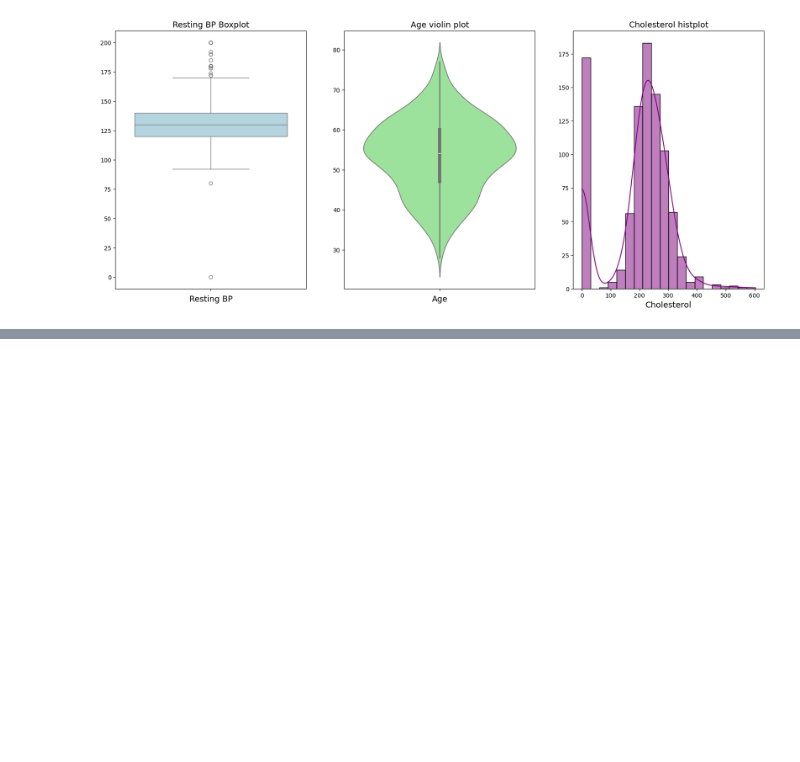
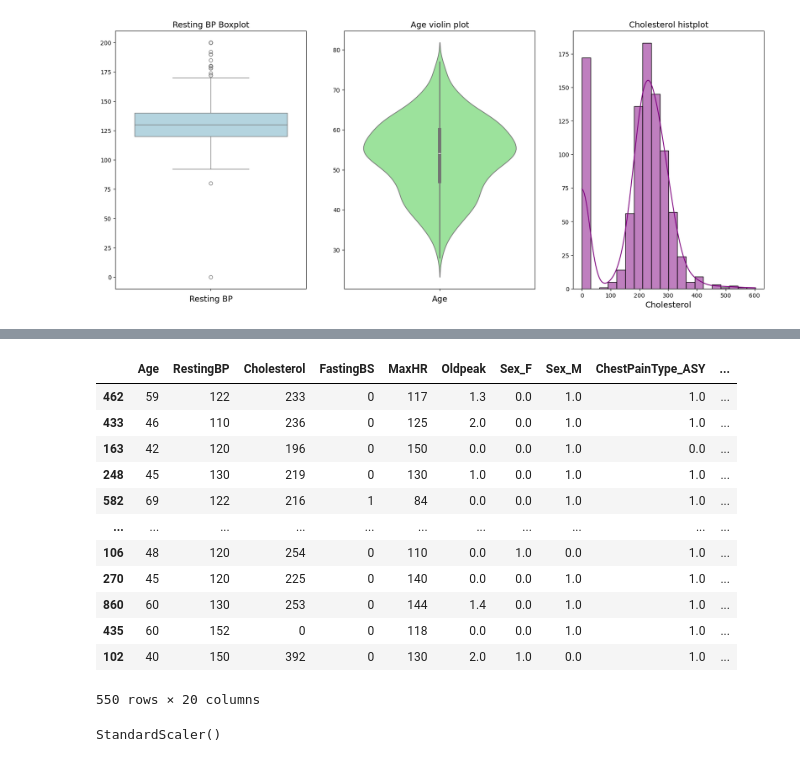
Before and after one commit to HernanRochon664/Proyectos-ML, a Jupyter notebook: HeartDisease-Classification/HeartDiseaseCLF.ipynb, the cells around one changed output, grey strips where cells are left out. Cells and saved outputs as stored; diff of their text form; code cells hidden in the pictures; blank space fills up the shorter version.

```diff
--- a/HeartDisease-Classification/HeartDiseaseCLF.ipynb
+++ b/HeartDisease-Classification/HeartDiseaseCLF.ipynb
@@ -193,0 +209,32 @@ plt.show()
+# %%
+X_train, y_train = remove_labels(train_set, 'HeartDisease')
+X_val, y_val = remove_labels(val_set, 'HeartDisease')
+X_test, y_test = remove_labels(test_set, 'HeartDisease')
+# %%
+from sklearn.base import BaseEstimator, TransformerMixin
+
+class CustomOneHotEncoding(BaseEstimator, TransformerMixin):
+    def __init__(self):
+        self._oh = OneHotEncoder(sparse_output=False, handle_unknown='ignore')
+        self._columns = None
+
+    def fit(self, X, y=None):
+        # Selecting Cat Columns
+        X_cat = X.select_dtypes(include=['object', 'category'])
+        # Adjusting OneHotEncoder & saving codified columns
+        self._oh.fit(X_cat)
+        self._columns = self._oh.get_feature_names_out(X_cat.columns)
+        return self
+
+    def transform(self, X, y=None):
+        # Copying
+        X_copy = X.copy()
+        # Cat & Num Division
+        X_cat = X_copy.select_dtypes(include=['object', 'category'])
+        X_num = X_copy.select_dtypes(exclude=['object', 'category'])
+        # Transforming Categories
+        X_cat_oh = self._oh.transform(X_cat)
+        # Convertir a DataFrame alineado
+        X_cat_oh = pd.DataFrame(X_cat_oh, columns=self._columns, index=X_copy.index)
+        # Combinar numéricas y categóricas codificadas
+        return pd.concat([X_num, X_cat_oh], axis=1)
@@ -193,0 +246,27 @@ plt.show()
+# %%
+X_train_encoded = encoder.transform(X_train)
+X_val_encoded = encoder.transform(X_val)
+X_test_encoded = encoder.transform(X_test)
+# %%
+X_train_encoded
+# %% [output]
+|  | Age | RestingBP | Cholesterol | FastingBS | MaxHR | Oldpeak | Sex_F | Sex_M | ChestPainType_ASY | ... |
+| 462 | 59 | 122 | 233 | 0 | 117 | 1.3 | 0.0 | 1.0 | 1.0 | ... |
+| 433 | 46 | 110 | 236 | 0 | 125 | 2.0 | 0.0 | 1.0 | 1.0 | ... |
+| 163 | 42 | 120 | 196 | 0 | 150 | 0.0 | 0.0 | 1.0 | 0.0 | ... |
+| 248 | 45 | 130 | 219 | 0 | 130 | 1.0 | 0.0 | 1.0 | 1.0 | ... |
+| 582 | 69 | 122 | 216 | 1 | 84 | 0.0 | 0.0 | 1.0 | 1.0 | ... |
+| ... | ... | ... | ... | ... | ... | ... | ... | ... | ... | ... |
+| 106 | 48 | 120 | 254 | 0 | 110 | 0.0 | 1.0 | 0.0 | 1.0 | ... |
+| 270 | 45 | 120 | 225 | 0 | 140 | 0.0 | 0.0 | 1.0 | 1.0 | ... |
+| 860 | 60 | 130 | 253 | 0 | 144 | 1.4 | 0.0 | 1.0 | 1.0 | ... |
+| 435 | 60 | 152 | 0 | 0 | 118 | 0.0 | 0.0 | 1.0 | 1.0 | ... |
+| 102 | 40 | 150 | 392 | 0 | 130 | 2.0 | 1.0 | 0.0 | 1.0 | ... |
+550 rows × 20 columns
+# %%
+X_train_num = X_train.select_dtypes(exclude='object')
+
+scaler = StandardScaler()
+scaler.fit(X_train_num)
+# %% [output]
+StandardScaler()
```
Also changed, not shown: parts of 9 cells of this notebook.
